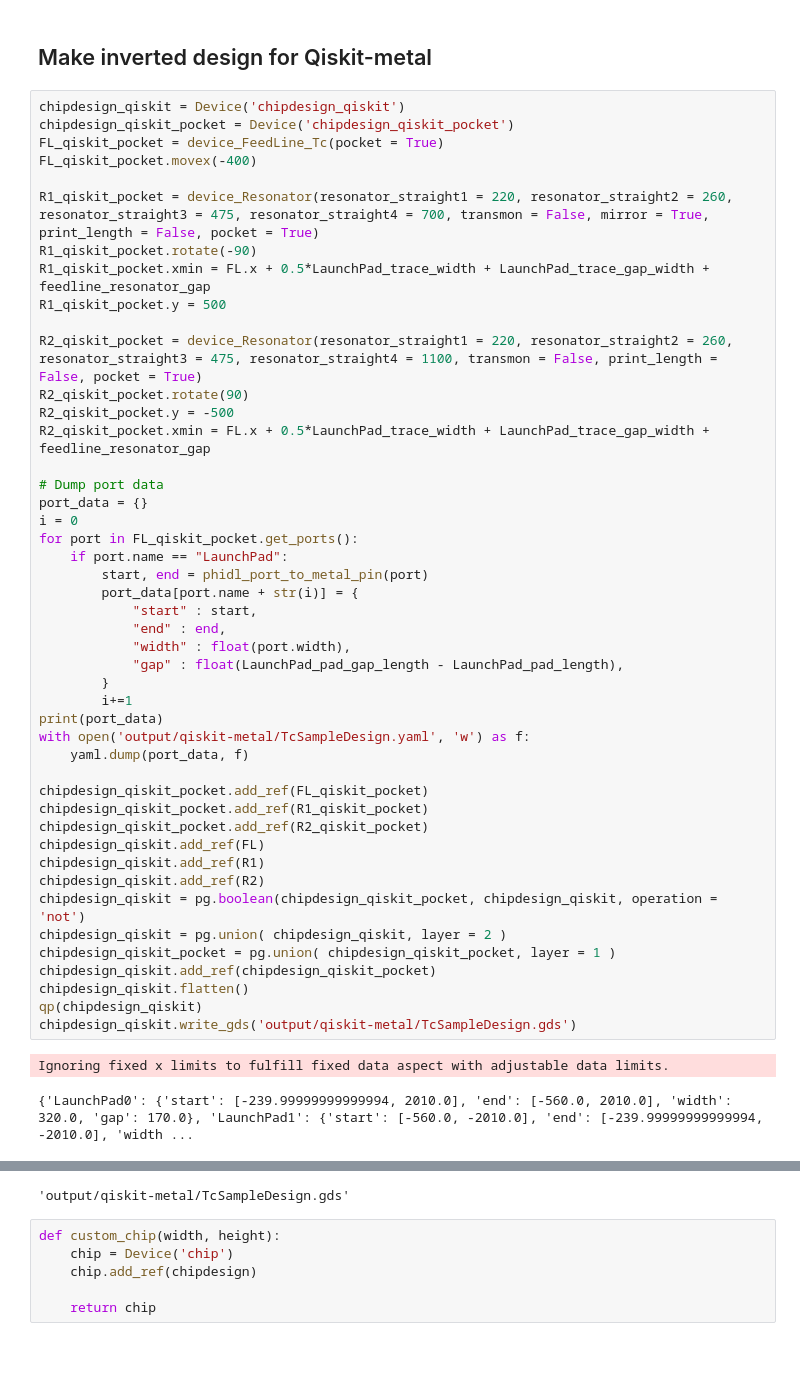
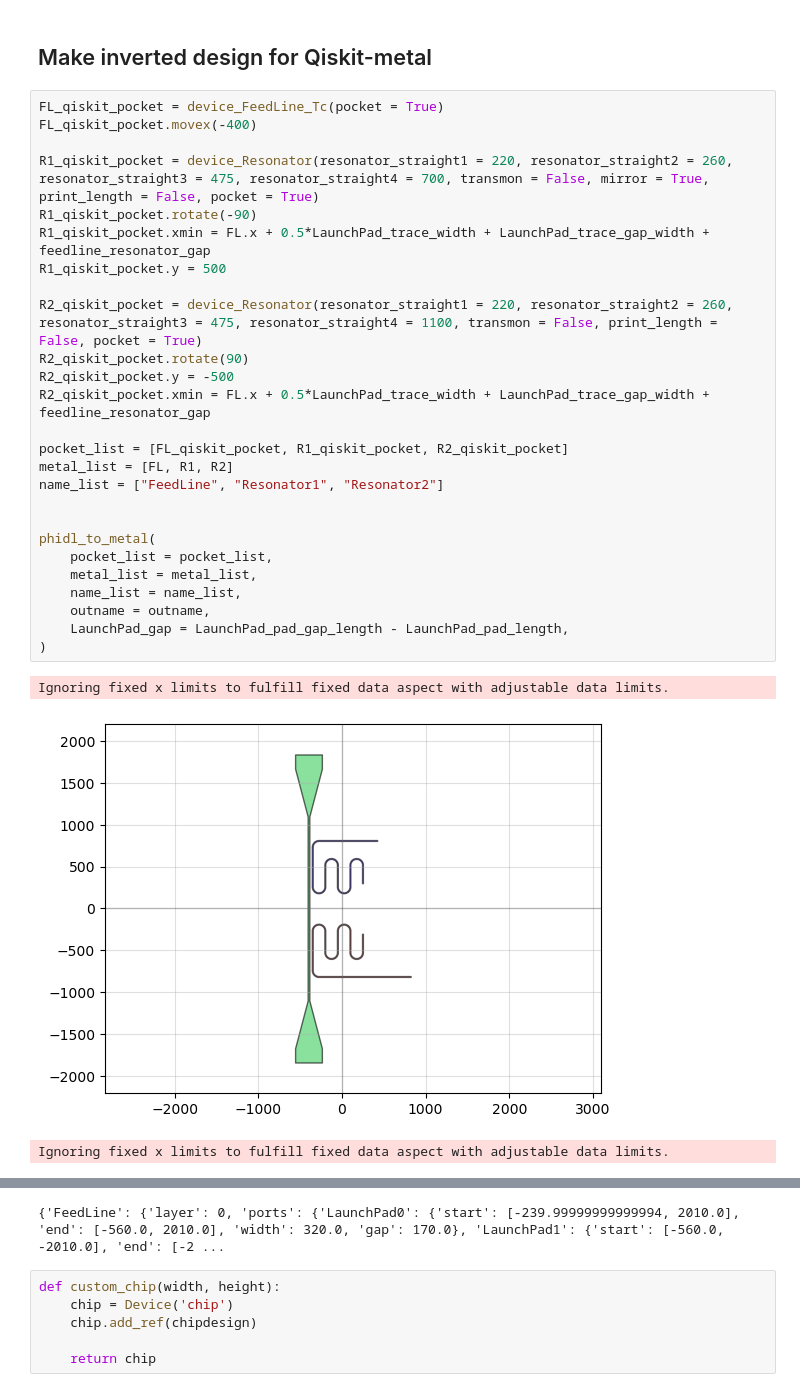
Before and after one commit to yminononono/Quantum-GDSDesign, a Jupyter notebook: Tc_sample.ipynb, the cells around one changed output, grey strips where cells are left out. Saved outputs shown, nothing was run; the diff lists cells and outputs as text; blank space fills up the shorter version.

Commit message:
Divide GDS into pocket and metal part  for qiskit-metal.

```diff
--- a/Tc_sample.ipynb
+++ b/Tc_sample.ipynb
@@ -132,51 +131,32 @@ Ignoring fixed x limits to fulfill fixed data aspect with adjustable data limits
 # %% [markdown]
 ## Make inverted design for Qiskit-metal
 # %%
-chipdesign_qiskit = Device('chipdesign_qiskit')
-chipdesign_qiskit_pocket = Device('chipdesign_qiskit_pocket')
 FL_qiskit_pocket = device_FeedLine_Tc(pocket = True)
 FL_qiskit_pocket.movex(-400)
 
 R1_qiskit_pocket = device_Resonator(resonator_straight1 = 220, resonator_straight2 = 260, resonator_straight3 = 475, resonator_straight4 = 700, transmon = False, mirror = True, print_length = False, pocket = True)
 R1_qiskit_pocket.rotate(-90)
 R1_qiskit_pocket.xmin = FL.x + 0.5*LaunchPad_trace_width + LaunchPad_trace_gap_width + feedline_resonator_gap
 R1_qiskit_pocket.y = 500
 
 R2_qiskit_pocket = device_Resonator(resonator_straight1 = 220, resonator_straight2 = 260, resonator_straight3 = 475, resonator_straight4 = 1100, transmon = False, print_length = False, pocket = True)
 R2_qiskit_pocket.rotate(90)
 R2_qiskit_pocket.y = -500
 R2_qiskit_pocket.xmin = FL.x + 0.5*LaunchPad_trace_width + LaunchPad_trace_gap_width + feedline_resonator_gap
 
-# Dump port data
-port_data = {}
-i = 0
-for port in FL_qiskit_pocket.get_ports():
-    if port.name == "LaunchPad":
-        start, end = phidl_port_to_metal_pin(port)
-        port_data[port.name + str(i)] = {
-            "start" : start,
-            "end" : end,
-            "width" : float(port.width),
-            "gap" : float(LaunchPad_pad_gap_length - LaunchPad_pad_length),
-        }
-        i+=1
-print(port_data)
-with open('output/qiskit-metal/TcSampleDesign.yaml', 'w') as f:
-    yaml.dump(port_data, f)
+pocket_list = [FL_qiskit_pocket, R1_qiskit_pocket, R2_qiskit_pocket]
+metal_list = [FL, R1, R2]
+name_list = ["FeedLine", "Resonator1", "Resonator2"]
 
-chipdesign_qiskit_pocket.add_ref(FL_qiskit_pocket)
-chipdesign_qiskit_pocket.add_ref(R1_qiskit_pocket)
-chipdesign_qiskit_pocket.add_ref(R2_qiskit_pocket)
-chipdesign_qiskit.add_ref(FL)
-chipdesign_qiskit.add_ref(R1)
-chipdesign_qiskit.add_ref(R2)
-chipdesign_qiskit = pg.boolean(chipdesign_qiskit_pocket, chipdesign_qiskit, operation = 'not')
-chipdesign_qiskit = pg.union( chipdesign_qiskit, layer = 2 )
-chipdesign_qiskit_pocket = pg.union( chipdesign_qiskit_pocket, layer = 1 )
-chipdesign_qiskit.add_ref(chipdesign_qiskit_pocket)
-chipdesign_qiskit.flatten()
-qp(chipdesign_qiskit)
-chipdesign_qiskit.write_gds('output/qiskit-metal/TcSampleDesign.gds')
+
+phidl_to_metal(
+    pocket_list = pocket_list,
+    metal_list = metal_list,
+    name_list = name_list,
+    outname = outname,
+    LaunchPad_gap = LaunchPad_pad_gap_length - LaunchPad_pad_length,
+)
 # %% [output]
 Ignoring fixed x limits to fulfill fixed data aspect with adjustable data limits.
+[figure, new version]
-{'LaunchPad0': {'start': [-239.99999999999994, 2010.0], 'end': [-560.0, 2010.0], 'width': 320.0, 'gap': 170.0}, 'LaunchPad1': {'start': [-560.0, -2010.0], 'end': [-239.99999999999994, -2010.0], 'width ...
+Ignoring fixed x limits to fulfill fixed data aspect with adjustable data limits.
@@ -184,4 +164,4 @@ Ignoring fixed x limits to fulfill fixed data aspect with adjustable data limits
-'output/qiskit-metal/TcSampleDesign.gds'
+{'FeedLine': {'layer': 0, 'ports': {'LaunchPad0': {'start': [-239.99999999999994, 2010.0], 'end': [-560.0, 2010.0], 'width': 320.0, 'gap': 170.0}, 'LaunchPad1': {'start': [-560.0, -2010.0], 'end': [-2 ...
 # %%
 def custom_chip(width, height):
     chip = Device('chip')
```
Also changed, not shown: parts of 2 cells of this notebook, 4 other files.
